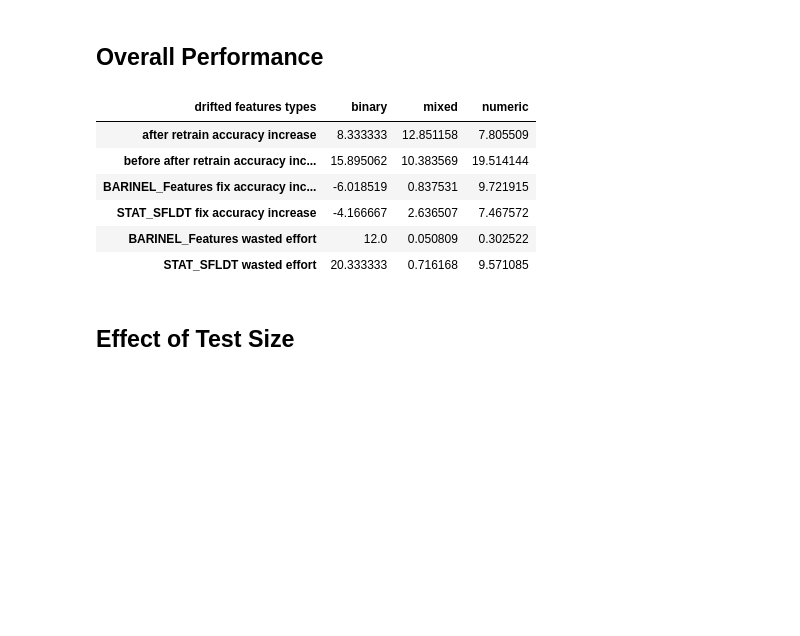
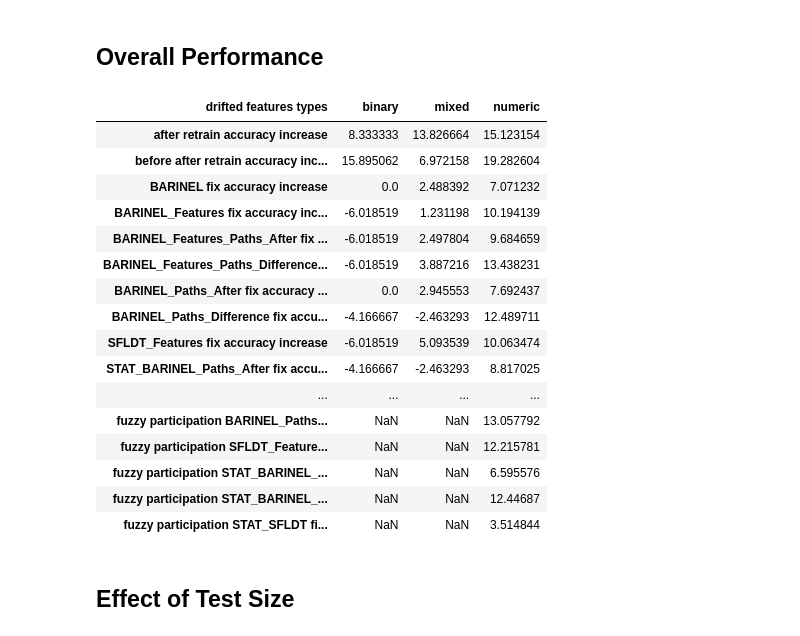
Before and after one commit to yoavzelinger/APPETITE, a Jupyter notebook: results_exploration.ipynb, the cells around one changed output. Cells and saved outputs as stored; diff of their text form; code cells hidden in the pictures; blank space fills up the shorter version.

```diff
--- a/results_exploration.ipynb
+++ b/results_exploration.ipynb
@@ -12,7 +12,7 @@ from Tester import RESULTS_FULL_PATH, AFTER_WINDOW_TEST_SIZES
 
 SIGNIFICANCE_LEVEL = 0.05
 # %%
-file_name = "full results.csv"
+file_name = "results_half_all.csv"
 
 dtypes = {
     "after window size": "float64",
@@ -23,19 +23,17 @@ dtypes = {
     "after retrain accuracy": "float64",
     "after retrain accuracy increase": "float64",
     "before after retrain accuracy": "float64",
-    "before after retrain accuracy increase": "float64",
-    "BARINEL_Features faulty nodes indicies": "string",
-    "BARINEL_Features faulty features": "string",
-    "BARINEL_Features wasted effort": "float64",
-    "BARINEL_Features fix accuracy": "float64",
-    "BARINEL_Features fix accuracy increase": "float64",
-    "STAT_SFLDT faulty nodes indicies": "string",
-    "STAT_SFLDT faulty features": "string",
-    "STAT_SFLDT wasted effort": "float64",
-    "STAT_SFLDT fix accuracy": "float64",
-    "STAT_SFLDT fix accuracy increase": "float64",
+    "before after retrain accuracy increase": "float64"
 }
-results_df = read_csv(os_path.join(RESULTS_FULL_PATH, file_name), dtype=dtypes)
+results_df = read_csv(os_path.join(tester_constants.RESULTS_FULL_PATH, file_name), dtype=dtypes)
+for column in results_df.columns:
+    if column not in dtypes:
+        if column.endswith("features") or column.endswith("indicies"):
+            dtypes[column] = "object"
+        else:
+            dtypes[column] = "float64"
+# trying to fix all dtypes
+results_df = read_csv(os_path.join(tester_constants.RESULTS_FULL_PATH, file_name), dtype=dtypes)
 
 accuracy_increase_columns = [column for column in results_df.columns if column.endswith("accuracy increase")]
 wasted_efforts_columns = [column for column in results_df.columns if column.endswith("wasted effort")]
@@ -55,30 +60,40 @@ Datasets count: 33
 ## Overall Performance
 # %%
 # filter results with after window size 1
-relevant_columns = ["drifted features types"] + accuracy_increase_columns + wasted_efforts_columns
+relevant_columns = ["drifted features types"] + accuracy_increase_columns# + wasted_efforts_columns
 results_df_after_size_1 = results_df[relevant_columns]
 
 numeric_results_filter = lambda features_types: all([feature_type == "numeric" for feature_type in features_types.split(", ")])
 categorical_results_filter = lambda features_types: all([feature_type == "binary" for feature_type in features_types.split(", ")])
 
 get_all_features_types = lambda features_types: "numeric" if numeric_results_filter(features_types) else "binary" if categorical_results_filter(features_types) else "mixed"
 
 results_df_after_size_1.loc[:, "drifted features types"] = results_df_after_size_1["drifted features types"].apply(get_all_features_types)
 # group by features types and get the mean of each group
 results_df_after_size_1_grouped = results_df_after_size_1.groupby("drifted features types").mean().reset_index()
 # Transpose the table and make the first row the header
 results_df_after_size_1_grouped = results_df_after_size_1_grouped.T
 results_df_after_size_1_grouped.columns = results_df_after_size_1_grouped.iloc[0]
 results_df_after_size_1_grouped = results_df_after_size_1_grouped[1:]
 results_df_after_size_1_grouped
 # %% [output]
 | drifted features types | binary | mixed | numeric |
-| after retrain accuracy increase | 8.333333 | 12.851158 | 7.805509 |
-| before after retrain accuracy inc... | 15.895062 | 10.383569 | 19.514144 |
-| BARINEL_Features fix accuracy inc... | -6.018519 | 0.837531 | 9.721915 |
-| STAT_SFLDT fix accuracy increase | -4.166667 | 2.636507 | 7.467572 |
-| BARINEL_Features wasted effort | 12.0 | 0.050809 | 0.302522 |
-| STAT_SFLDT wasted effort | 20.333333 | 0.716168 | 9.571085 |
+| after retrain accuracy increase | 8.333333 | 13.826664 | 15.123154 |
+| before after retrain accuracy inc... | 15.895062 | 6.972158 | 19.282604 |
+| BARINEL fix accuracy increase | 0.0 | 2.488392 | 7.071232 |
+| BARINEL_Features fix accuracy inc... | -6.018519 | 1.231198 | 10.194139 |
+| BARINEL_Features_Paths_After fix ... | -6.018519 | 2.497804 | 9.684659 |
+| BARINEL_Features_Paths_Difference... | -6.018519 | 3.887216 | 13.438231 |
+| BARINEL_Paths_After fix accuracy ... | 0.0 | 2.945553 | 7.692437 |
+| BARINEL_Paths_Difference fix accu... | -4.166667 | -2.463293 | 12.489711 |
+| SFLDT_Features fix accuracy increase | -6.018519 | 5.093539 | 10.063474 |
+| STAT_BARINEL_Paths_After fix accu... | -4.166667 | -2.463293 | 8.817025 |
+| ... | ... | ... | ... |
+| fuzzy participation BARINEL_Paths... | NaN | NaN | 13.057792 |
+| fuzzy participation SFLDT_Feature... | NaN | NaN | 12.215781 |
+| fuzzy participation STAT_BARINEL_... | NaN | NaN | 6.595576 |
+| fuzzy participation STAT_BARINEL_... | NaN | NaN | 12.44687 |
+| fuzzy participation STAT_SFLDT fi... | NaN | NaN | 3.514844 |
 # %% [markdown]
 ## Effect of Test Size
 # %%
```
Also changed, not shown: parts of 4 cells of this notebook.
